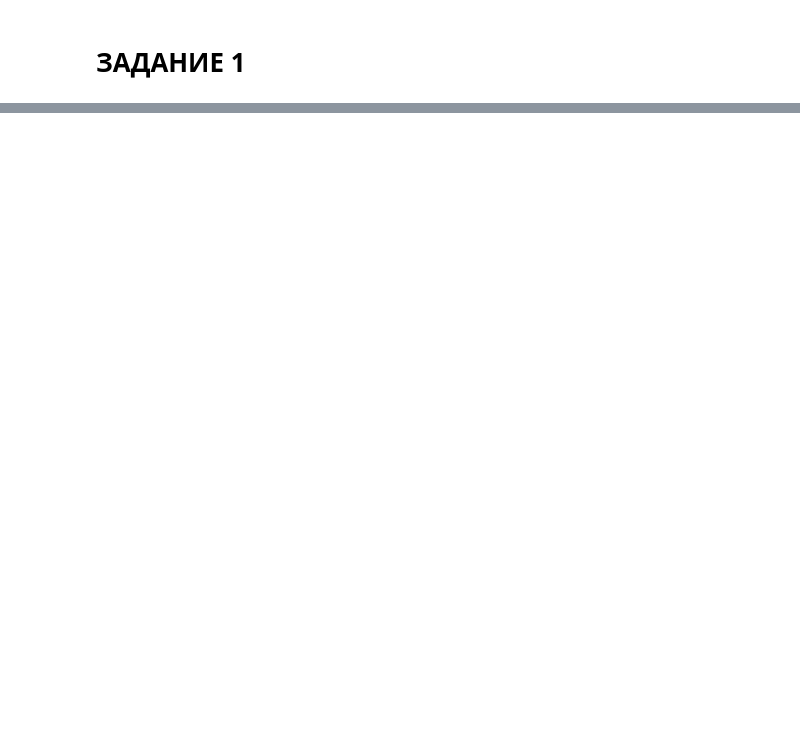
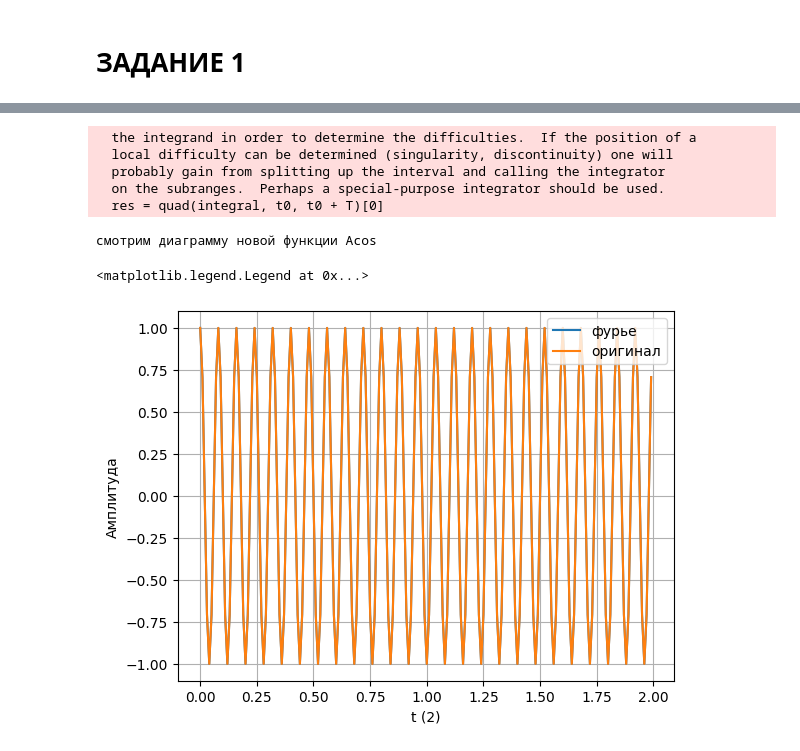
Before and after one commit to EmelyanovAlexey/digital_signal, a Jupyter notebook: lab_2.ipynb, the cells around one changed output, grey strips where cells are left out. Cells and saved outputs as stored; diff of their text form; code cells hidden in the pictures; blank space fills up the shorter version.

```diff
--- a/lab_2.ipynb
+++ b/lab_2.ipynb
@@ -37,3 +37,43 @@ def DFT_slow(x):
     k = n.reshape((N, 1))
     M = np.exp(-2j * np.pi * k * n / N)
     return np.dot(M, x)
+# %%
+def x(w):
+    return lambda t: np.cos(t * w)
+
+start = 0
+finish = 2
+step = 0.01
+T = 2
+N = 10
+w = 2 * np.pi / T
+t0 = 0
+
+w = 50 * np.pi / T
+w2 = 150 * np.pi / T
+
+main_function = x(w)
+
+list_point = []
+time_series = np.arange(start, finish, step)
+for t in time_series:
+    list_point.append(calculate_furie(t, main_function, w, w2, T, 0, 10))
+
+originsignal_copy = np.array([main_function(t) for t in time_series])
+
+print("смотрим диаграмму новой функции Аcos")
+plt.plot(time_series, list_point, label='фурье')
+plt.plot(time_series, originsignal_copy, label='оригинал')
+plt.xlabel('t (2)')
+plt.ylabel('Амплитуда')
+plt.grid()
+plt.legend()
+# %% [output]
+  the integrand in order to determine the difficulties.  If the position of a
+  local difficulty can be determined (singularity, discontinuity) one will
+  probably gain from splitting up the interval and calling the integrator
+  on the subranges.  Perhaps a special-purpose integrator should be used.
+  res = quad(integral, t0, t0 + T)[0]
+смотрим диаграмму новой функции Аcos
+<matplotlib.legend.Legend at 0x...>
+[figure, added]
```
Also changed, not shown: parts of 18 cells of this notebook, 8 other files.
